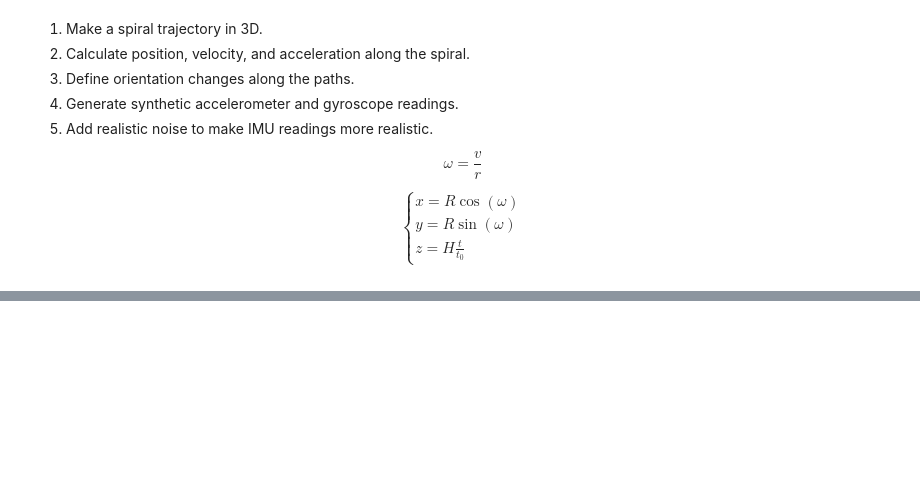
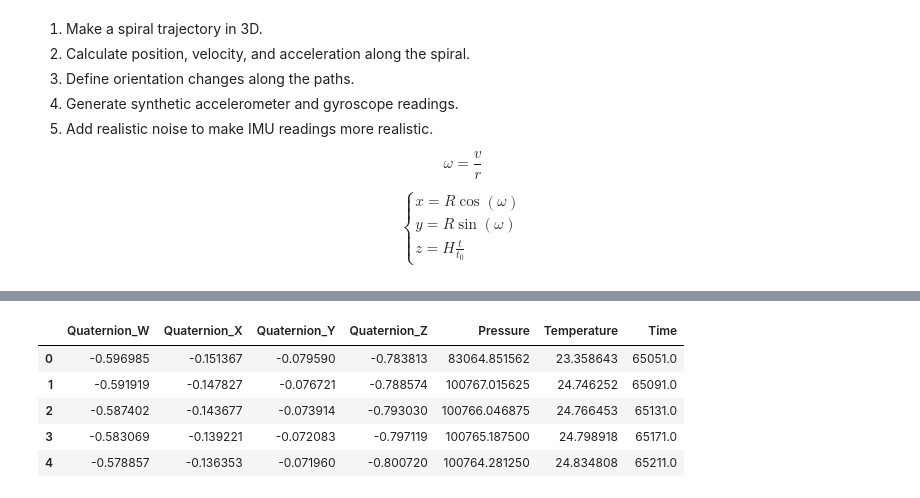
Before and after one commit to kjetteren/RaD_team1_HELIXON, a Jupyter notebook: kalman/synthetic_data.ipynb, the cells around one changed output, grey strips where cells are left out. Saved outputs shown, nothing was run; the diff lists cells and outputs as text; code cells hidden in the pictures; blank space fills up the shorter version.

```diff
--- a/kalman/synthetic_data.ipynb
+++ b/kalman/synthetic_data.ipynb
@@ -171,0 +160,10 @@ plot_trajectory_and_orientations(quaternions, 10)
+# %%
+df.drop(['Accel_X', 'Accel_Y', 'Accel_Z', 'Magneto_X', 'Magneto_Y', 'Magneto_Z', 'Gyro_X', 'Gyro_Y', 'Gyro_Z'], axis=1, inplace=True)
+df.head()
+# %% [output]
+|  | Quaternion_W | Quaternion_X | Quaternion_Y | Quaternion_Z | Pressure | Temperature | Time |
+| 0 | -0.596985 | -0.151367 | -0.079590 | -0.783813 | 83064.851562 | 23.358643 | 65051.0 |
+| 1 | -0.591919 | -0.147827 | -0.076721 | -0.788574 | 100767.015625 | 24.746252 | 65091.0 |
+| 2 | -0.587402 | -0.143677 | -0.073914 | -0.793030 | 100766.046875 | 24.766453 | 65131.0 |
+| 3 | -0.583069 | -0.139221 | -0.072083 | -0.797119 | 100765.187500 | 24.798918 | 65171.0 |
+| 4 | -0.578857 | -0.136353 | -0.071960 | -0.800720 | 100764.281250 | 24.834808 | 65211.0 |
```
Also changed, not shown: parts of 9 cells of this notebook.
